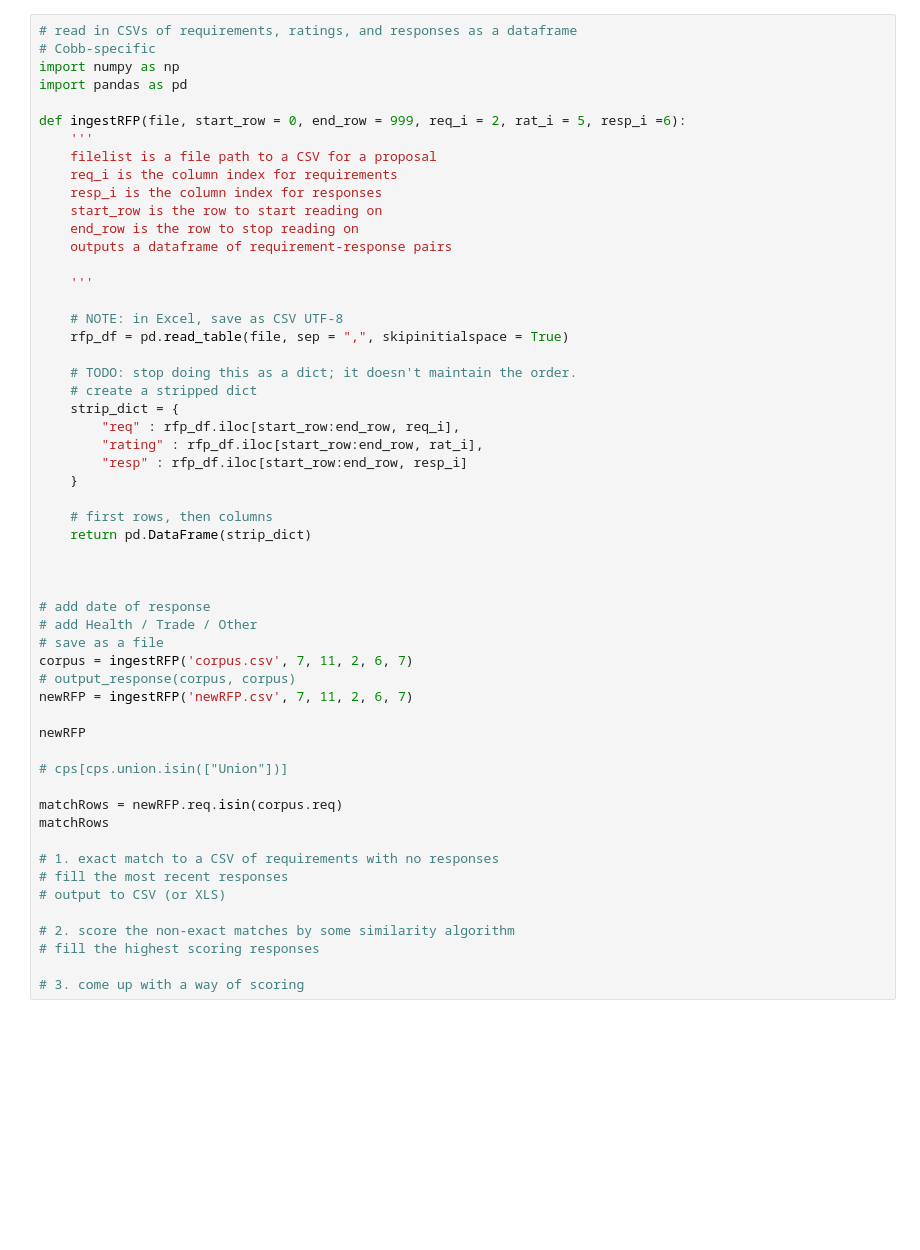
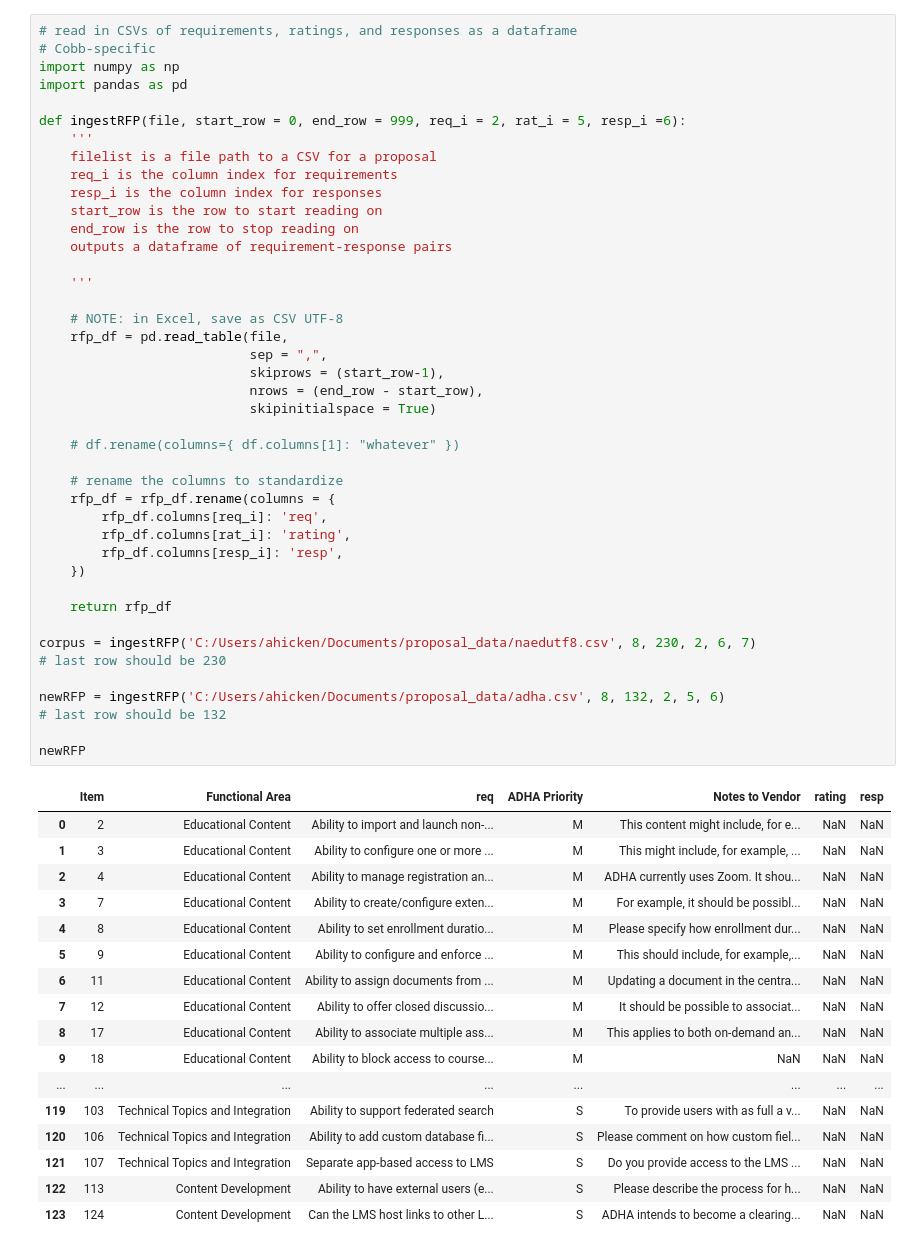
Before and after one commit to andyhicken-zz/proposals, a Jupyter notebook: proposals.ipynb, the cells around one changed output. Drawn from its saved outputs; the diff is of its cells as text; blank space fills up the shorter version.

```diff
--- a/proposals.ipynb
+++ b/proposals.ipynb
@@ -1,56 +11,60 @@
 # %%
 # read in CSVs of requirements, ratings, and responses as a dataframe
 # Cobb-specific
 import numpy as np
 import pandas as pd
 
 def ingestRFP(file, start_row = 0, end_row = 999, req_i = 2, rat_i = 5, resp_i =6):
     '''
     filelist is a file path to a CSV for a proposal
     req_i is the column index for requirements
     resp_i is the column index for responses
     start_row is the row to start reading on
     end_row is the row to stop reading on
     outputs a dataframe of requirement-response pairs
 
     '''
 
     # NOTE: in Excel, save as CSV UTF-8
-    rfp_df = pd.read_table(file, sep = ",", skipinitialspace = True)
+    rfp_df = pd.read_table(file,
+                           sep = ",",
+                           skiprows = (start_row-1),
+                           nrows = (end_row - start_row),
+                           skipinitialspace = True)
 
-    # TODO: stop doing this as a dict; it doesn't maintain the order.
-    # create a stripped dict
-    strip_dict = {
-        "req" : rfp_df.iloc[start_row:end_row, req_i],
-        "rating" : rfp_df.iloc[start_row:end_row, rat_i],
-        "resp" : rfp_df.iloc[start_row:end_row, resp_i]
-    }
+    # df.rename(columns={ df.columns[1]: "whatever" })
 
-    # first rows, then columns
-    return pd.DataFrame(strip_dict)
+    # rename the columns to standardize
+    rfp_df = rfp_df.rename(columns = {
+        rfp_df.columns[req_i]: 'req',
+        rfp_df.columns[rat_i]: 'rating',
+        rfp_df.columns[resp_i]: 'resp',
+    })
 
+    return rfp_df
 
+corpus = ingestRFP('C:/Users/ahicken/Documents/proposal_data/naedutf8.csv', 8, 230, 2, 6, 7)
+# last row should be 230
 
-# add date of response
-# add Health / Trade / Other
-# save as a file
-corpus = ingestRFP('corpus.csv', 7, 11, 2, 6, 7)
-# output_response(corpus, corpus)
-newRFP = ingestRFP('newRFP.csv', 7, 11, 2, 6, 7)
+newRFP = ingestRFP('C:/Users/ahicken/Documents/proposal_data/adha.csv', 8, 132, 2, 5, 6)
+# last row should be 132
 
 newRFP
-
-# cps[cps.union.isin(["Union"])]
-
-matchRows = newRFP.req.isin(corpus.req)
-matchRows
-
-# 1. exact match to a CSV of requirements with no responses
-# fill the most recent responses
-# output to CSV (or XLS)
-
-# 2. score the non-exact matches by some similarity algorithm
-# fill the highest scoring responses
-
-# 3. come up with a way of scoring
 # %% [output]
+|  | Item | Functional Area | req | ADHA Priority | Notes to Vendor | rating | resp |
+| 0 | 2 | Educational Content | Ability to import and launch non-... | M | This content might include, for e... | NaN | NaN |
+| 1 | 3 | Educational Content | Ability to configure one or more ... | M | This might include, for example, ... | NaN | NaN |
+| 2 | 4 | Educational Content | Ability to manage registration an... | M | ADHA currently uses Zoom. It shou... | NaN | NaN |
+| 3 | 7 | Educational Content | Ability to create/configure exten... | M | For example, it should be possibl... | NaN | NaN |
+| 4 | 8 | Educational Content | Ability to set enrollment duratio... | M | Please specify how enrollment dur... | NaN | NaN |
+| 5 | 9 | Educational Content | Ability to configure and enforce ... | M | This should include, for example,... | NaN | NaN |
+| 6 | 11 | Educational Content | Ability to assign documents from ... | M | Updating a document in the centra... | NaN | NaN |
+| 7 | 12 | Educational Content | Ability to offer closed discussio... | M | It should be possible to associat... | NaN | NaN |
+| 8 | 17 | Educational Content | Ability to associate multiple ass... | M | This applies to both on-demand an... | NaN | NaN |
+| 9 | 18 | Educational Content | Ability to block access to course... | M | NaN | NaN | NaN |
+| ... | ... | ... | ... | ... | ... | ... | ... |
+| 119 | 103 | Technical Topics and Integration | Ability to support federated search | S | To provide users with as full a v... | NaN | NaN |
+| 120 | 106 | Technical Topics and Integration | Ability to add custom database fi... | S | Please comment on how custom fiel... | NaN | NaN |
+| 121 | 107 | Technical Topics and Integration | Separate app-based access to LMS | S | Do you provide access to the LMS ... | NaN | NaN |
+| 122 | 113 | Content Development | Ability to have external users (e... | S | Please describe the process for h... | NaN | NaN |
+| 123 | 124 | Content Development | Can the LMS host links to other L... | S | ADHA intends to become a clearing... | NaN | NaN |
```
Also changed, not shown: parts of 6 cells of this notebook, 1 other file.
